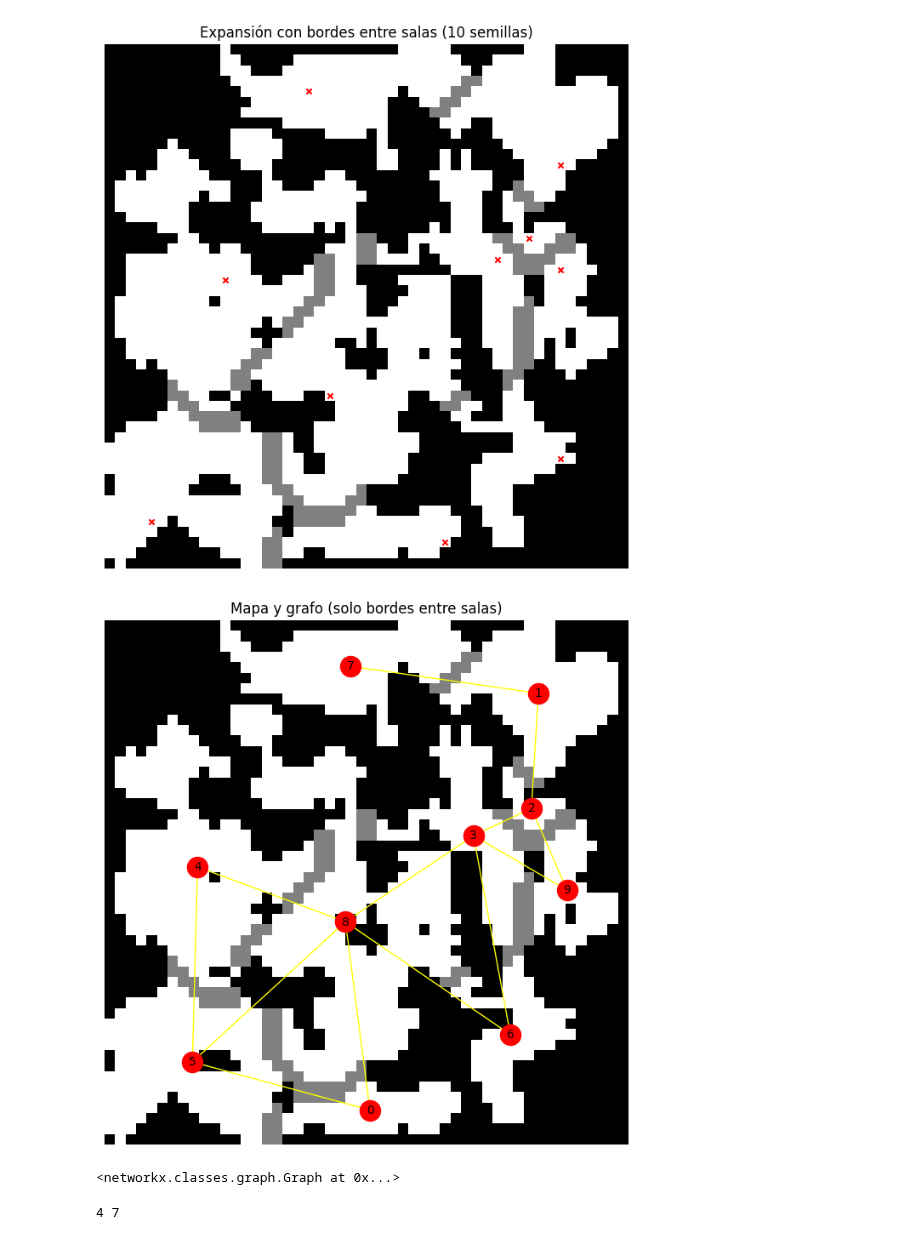
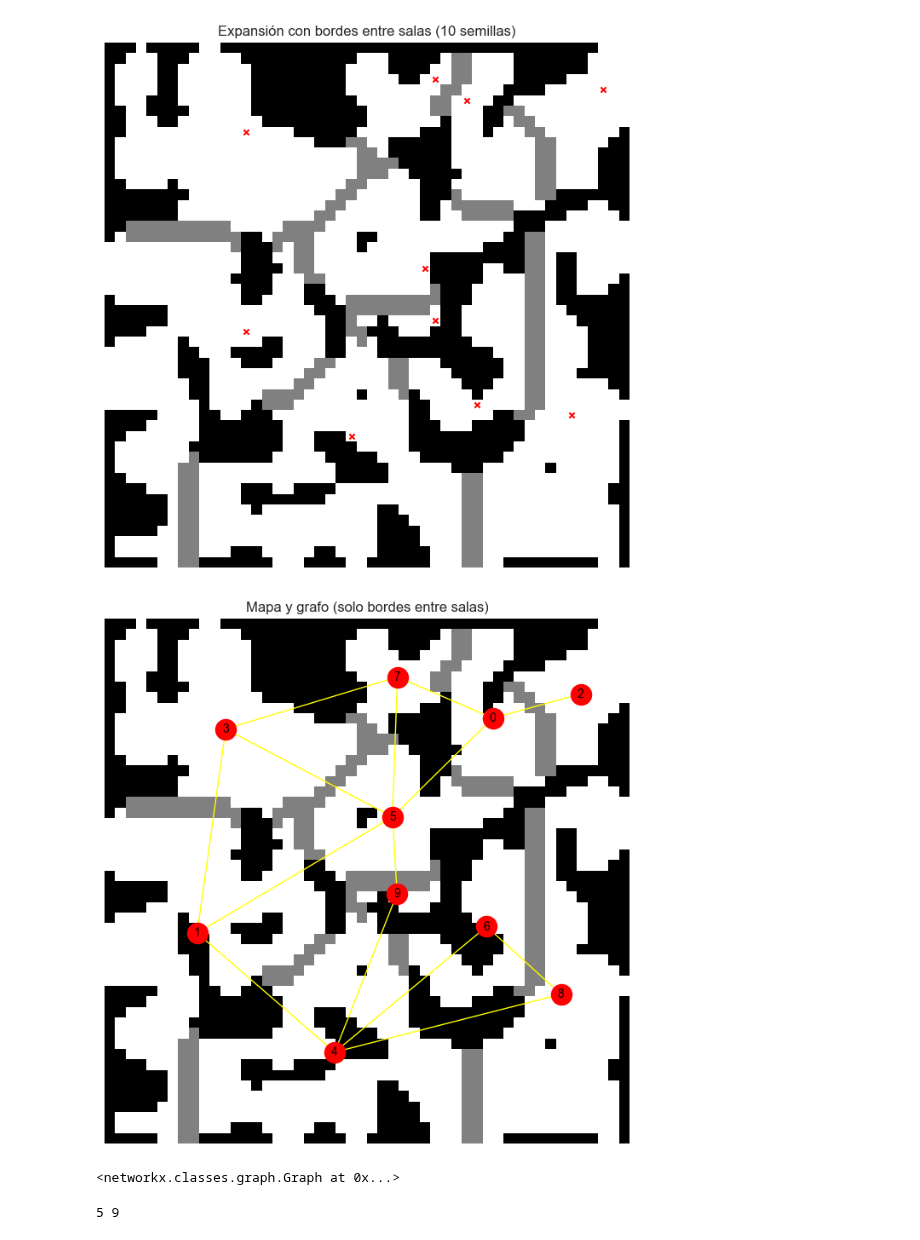
Before and after one commit to MarioPG21/TFG_generacion_mazmorras, a Jupyter notebook: Cellular automata/Cellular automata.ipynb, the cells around one changed output. Drawn from its saved outputs; the diff is of its cells as text; code cells hidden in the pictures.

```diff
--- a/Cellular automata/Cellular automata.ipynb
+++ b/Cellular automata/Cellular automata.ipynb
@@ -263,11 +263,11 @@ def automata_celular(iteraciones = 4,dimensiones = 50, p = 0.45, pared = 4, cuev
 
     return mapa
 # %%
-iteraciones = 2
+iteraciones = 3
 dimensiones = 50
 p = 0.6
 pared = 5
 cueva = 5
-semilla = None
+semilla = 12
 mapa = automata_celular(iteraciones=iteraciones, dimensiones=dimensiones, p=p, pared=pared, cueva=cueva, num_semillas = 5, semilla=semilla)
 # %% [output]
@@ -275,5 +275,5 @@ mapa = automata_celular(iteraciones=iteraciones, dimensiones=dimensiones, p=p, p
-[figure, old version]
+[figure, new version]
-[figure, old version]
+[figure, new version]
 # %%
 mapa.grafo
 # %% [output]
@@ -294,7 +294,7 @@ def seleccionar_inicio_y_final(grafo):
 inicio, final = seleccionar_inicio_y_final(mapa.grafo)
 print(inicio, final)
 # %% [output]
-4 7
+5 9
 # %%
 import numpy as np
 from scipy.spatial import Voronoi
```
Also changed, not shown: parts of 2 cells of this notebook, 3 other files.
